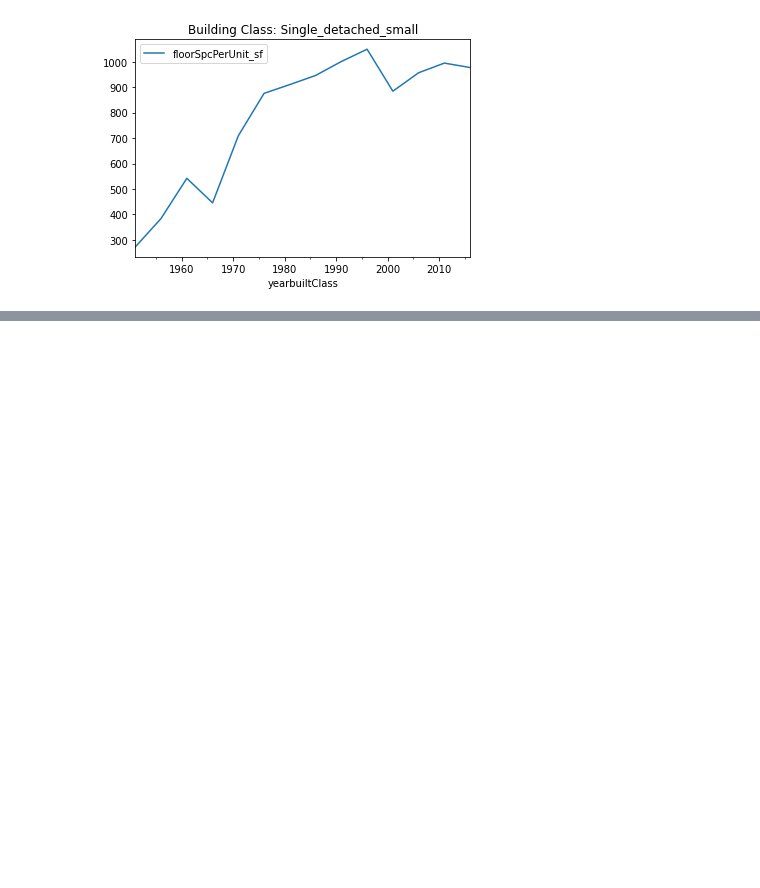
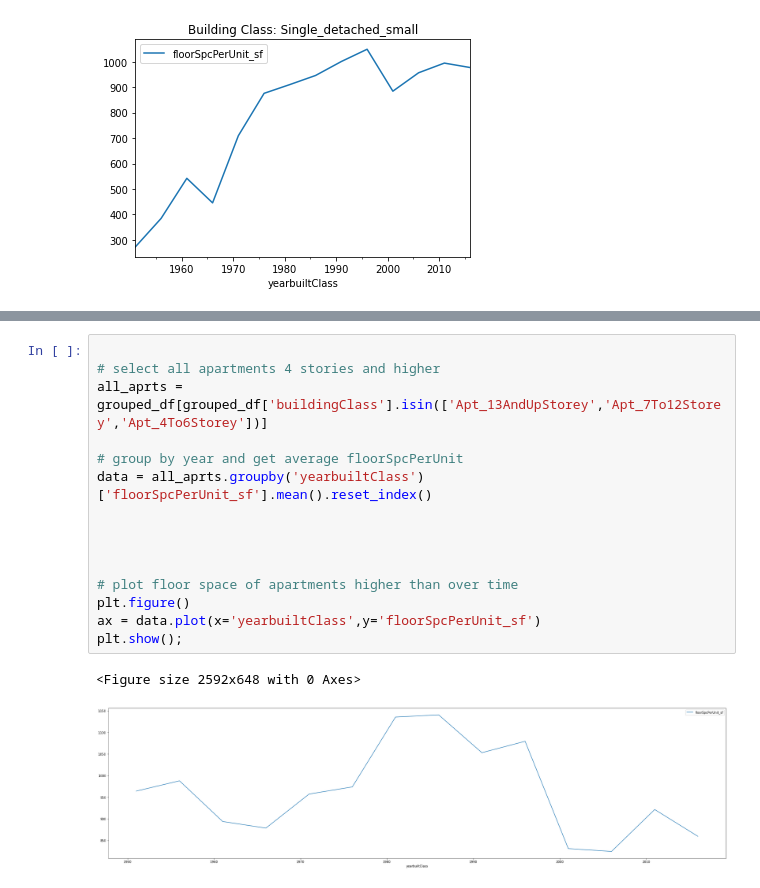
Before and after one commit to DonnaVakalis/Urban.dat, a Jupyter notebook: Toronto_FloorSpaceTrends.ipynb, the cells around one changed output, grey strips where cells are left out. Saved outputs shown, nothing was run; the diff lists cells and outputs as text; blank space fills up the shorter version.

Commit message:
Plot just Apartments above 4 storeys over time

```diff
--- a/Toronto_FloorSpaceTrends.ipynb
+++ b/Toronto_FloorSpaceTrends.ipynb
@@ -232,0 +247,18 @@ plt.show();
+# %%
+
+# select all apartments 4 stories and higher
+all_aprts = grouped_df[grouped_df['buildingClass'].isin(['Apt_13AndUpStorey','Apt_7To12Storey','Apt_4To6Storey'])]
+
+# group by year and get average floorSpcPerUnit
+data = all_aprts.groupby('yearbuiltClass')['floorSpcPerUnit_sf'].mean().reset_index()
+
+
+
+
+# plot floor space of apartments higher than over time
+plt.figure()
+ax = data.plot(x='yearbuiltClass',y='floorSpcPerUnit_sf')
+plt.show();
+# %% [output]
+<Figure size 2592x648 with 0 Axes>
+[figure, added]
```
Also changed, not shown: parts of 2 cells of this notebook.
